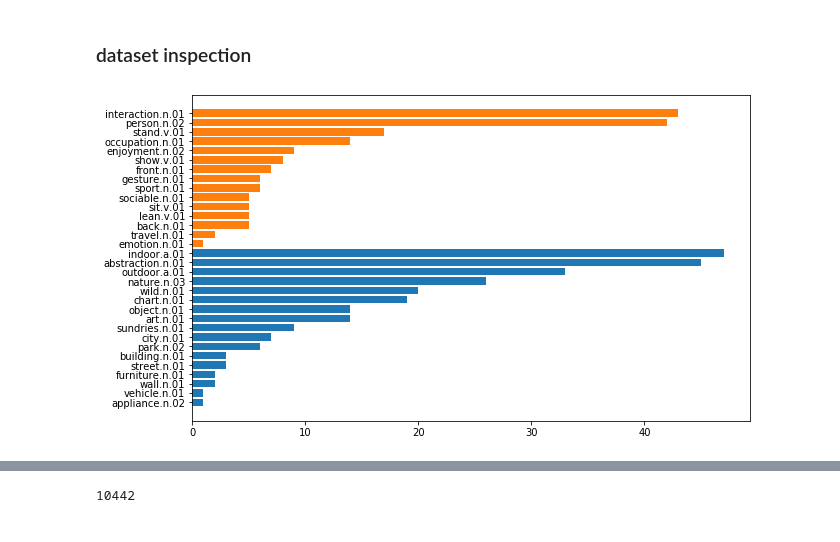
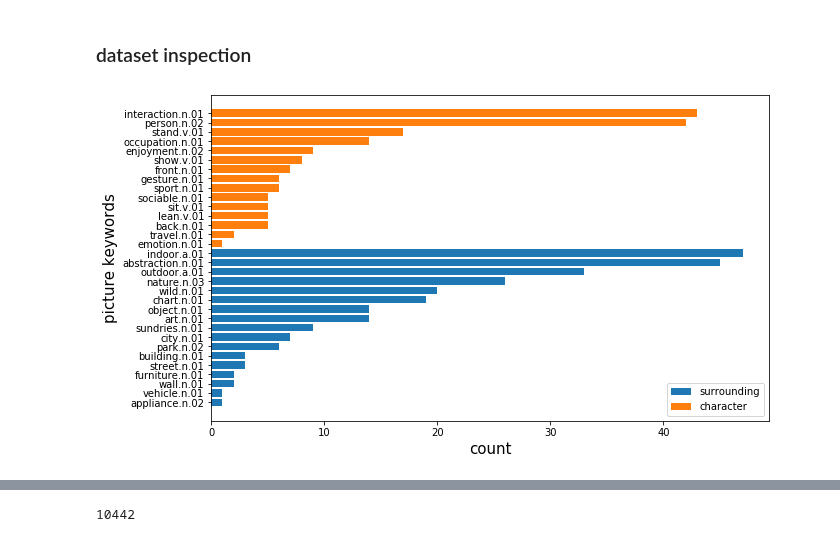
Before and after one commit to shwinshaker/Text2Scene, a Jupyter notebook: train.ipynb, the cells around one changed output, grey strips where cells are left out. Drawn from its saved outputs; the diff is of its cells as text; code cells hidden in the pictures.

```diff
--- a/train.ipynb
+++ b/train.ipynb
@@ -17,7 +17,7 @@ import matplotlib.pyplot as plt
 # %%
 # dataset, X, y, pairs, index = prep_data(Dataset, shuffle_interval=3)
 dataset = prep_data(Dataset, test=0.1, shuffle=True, seed=None,
-                    text_idf=True, categ_idf=True,
+                    text_idf=True, categ_idf=False,
                     cross_simi=True,
                     norm_simi=True, suppress_freq=1)
 # %% [output]
@@ -68,33 +64,39 @@ clf = train_classifier(dataset,
 # %%
 ## picture categories occurrences
 
 from tools.image_process import getLayerNames
 from tools.common import getFiles
 keywords_list = []
 root_keywords_list = []
 for img in getFiles('images', ext='.svg'):
     layers = getLayerNames(img)
     keywords_list.append(dataset.img_encoder.layer2keyword(layers))
     root_keywords_list.append(dataset.img_encoder.layer2rootKey(layers))
 
 from collections import defaultdict
 from rules.category import surrouding_dict, person_dict
 from tools.common import getNestedKey
 keywords_S = defaultdict(int)
 keywords_P = defaultdict(int)
 for keys in keywords_list:
     for key in keys:
         if key in getNestedKey(surrouding_dict):
             keywords_S[key] += 1
         elif key in getNestedKey(person_dict):
             keywords_P[key] += 1
         else:
             raise ValueError
 plt.figure(figsize=(10,6))
-plt.barh(*zip(*sorted(keywords_S.items(), key=lambda x:x[-1])))
-plt.barh(*zip(*sorted(keywords_P.items(), key=lambda x:x[-1])))
+plt.barh(*zip(*sorted(keywords_S.items(), key=lambda x:x[-1])),
+         label='surrounding')
+plt.barh(*zip(*sorted(keywords_P.items(), key=lambda x:x[-1])),
+         label='character')
+plt.ylabel('picture keywords', fontsize=fontsize)
+plt.xlabel('count', fontsize=fontsize)
+plt.legend()
+plt.savefig('results/picture-occurrence')
 plt.show()
 # %% [output]
-[figure, old version]
+[figure, new version]
 # %%
 ## text keywords with occurrences > 1
```
Also changed, not shown: parts of 28 cells of this notebook, 22 other files.
